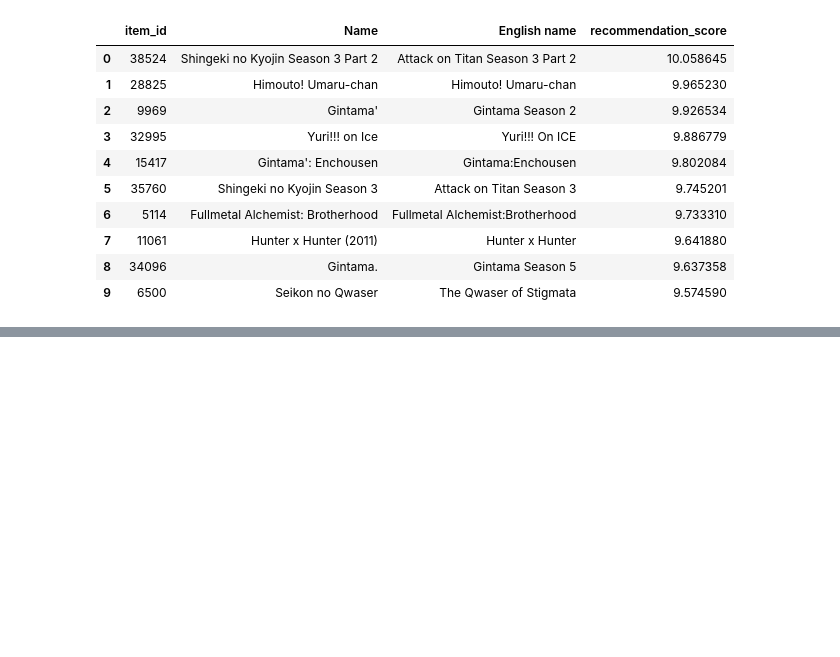
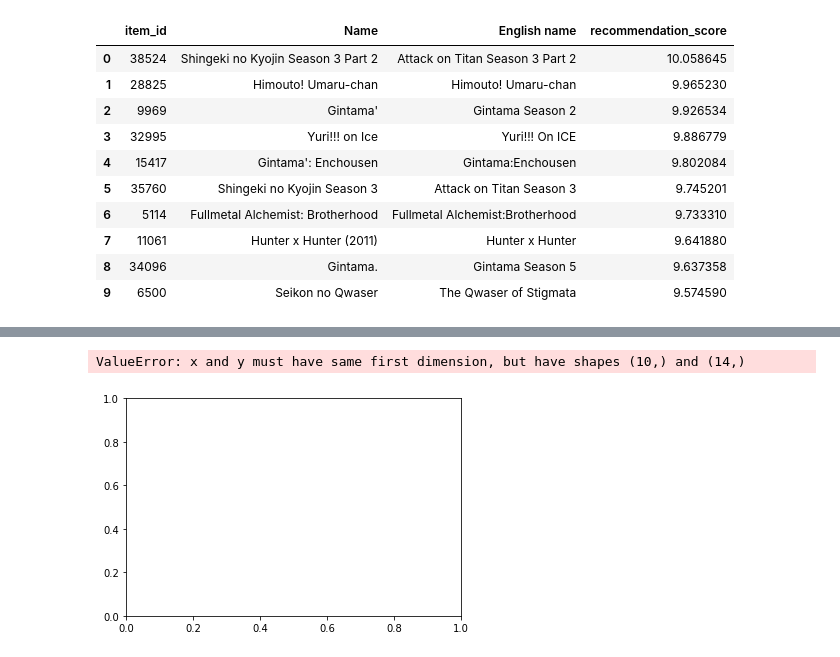
Before and after one commit to trantrikien239/CSE6242-team-project-kkdc, a Jupyter notebook: ml/matrix_factorization/group_mf_development.ipynb, the cells around one changed output, grey strips where cells are left out. Drawn from its saved outputs; the diff is of its cells as text; code cells hidden in the pictures; blank space fills up the shorter version.

```diff
--- a/ml/matrix_factorization/group_mf_development.ipynb
+++ b/ml/matrix_factorization/group_mf_development.ipynb
@@ -153,0 +286,7 @@ recommendations.merge(anime_df, left_on="item_id", right_on="MAL_ID", how="inner
+# %%
+x=[]
+for i in ks:
+    y=0
+    for j in range(5):
+        y+=evaluate(group_rating_df, k=i)
+    x.append(y/5)
@@ -153,0 +311,7 @@ recommendations.merge(anime_df, left_on="item_id", right_on="MAL_ID", how="inner
+# %%
+plt.plot(ks,x)
+plt.xlabel('Number of Recommendations Shown')
+plt.ylabel('Number of Matched Recommendations')
+# %% [output]
+ValueError: x and y must have same first dimension, but have shapes (10,) and (14,)
+[figure, added]
```
Also changed, not shown: parts of 6 cells of this notebook.
